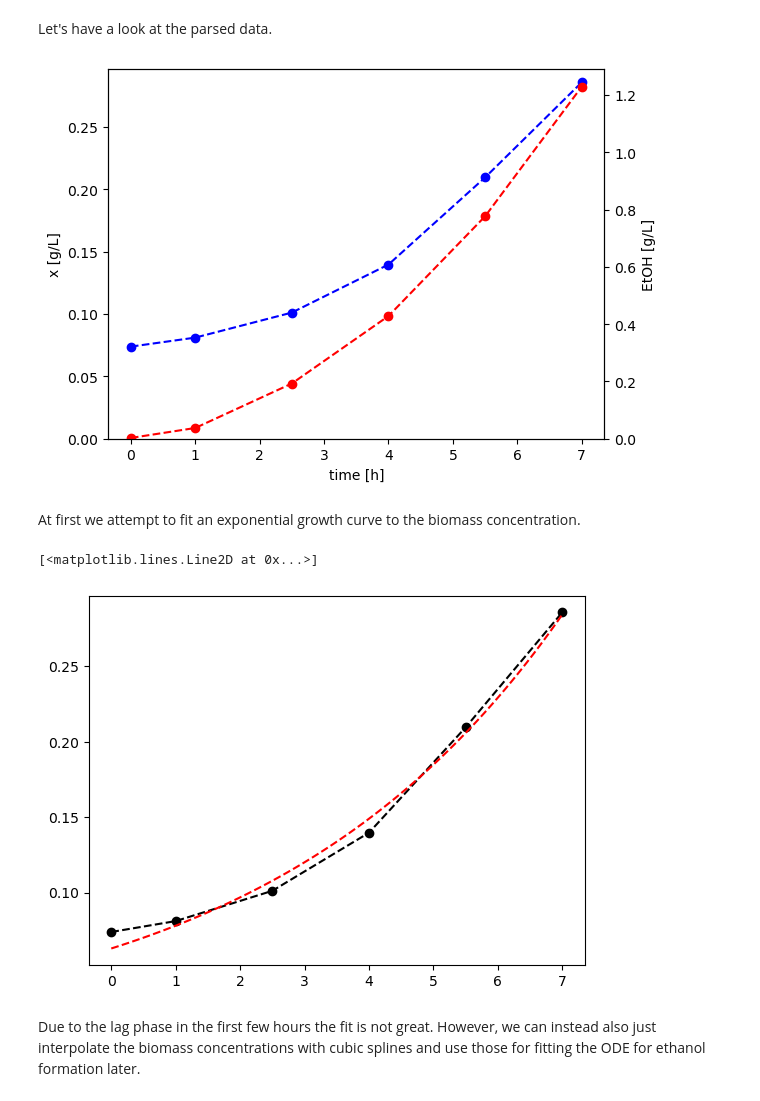
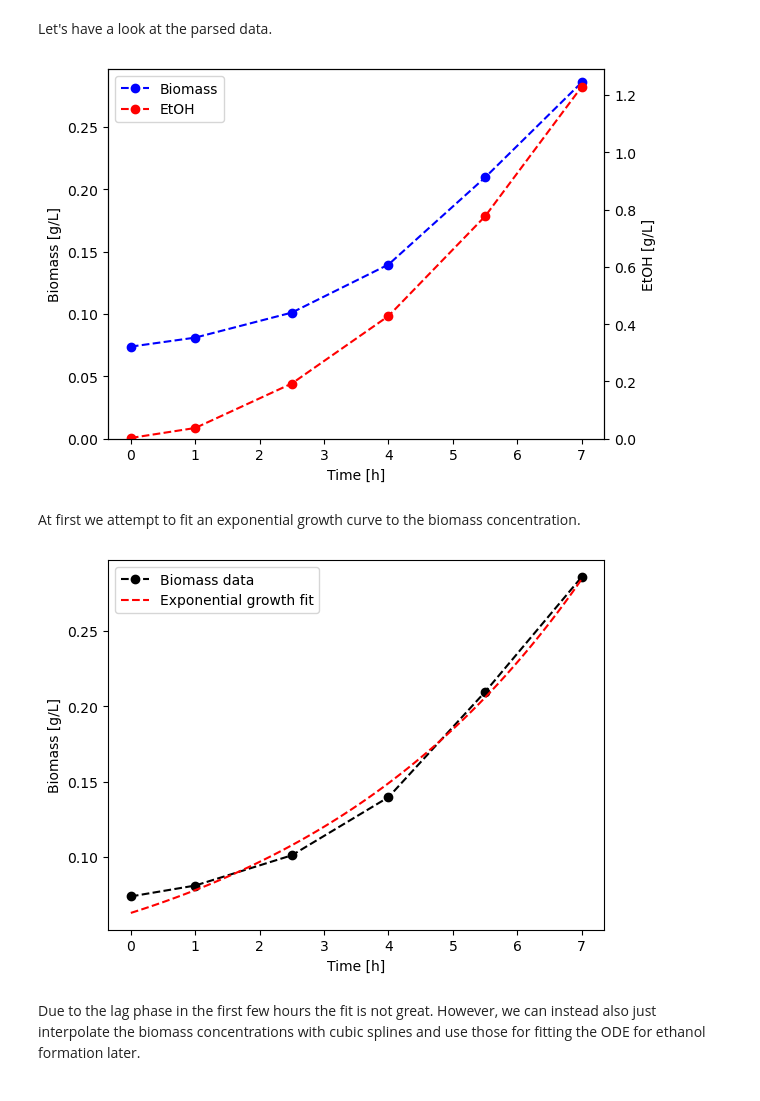
Before and after one commit to julibeg/FedBatchDesigner, a Jupyter notebook: case-studies/ethanol-atp-wasting/fit-parameters.ipynb, the cells around one changed output. Cells and saved outputs as stored; diff of their text form; code cells hidden in the pictures.

Commit message:
Update plots, fix typos, and proofread text

```diff
--- a/case-studies/ethanol-atp-wasting/fit-parameters.ipynb
+++ b/case-studies/ethanol-atp-wasting/fit-parameters.ipynb
@@ -30,43 +32,51 @@ Let's have a look at the parsed data.
 fig, ax = plt.subplots()
 ax2 = ax.twinx()
 
-ax.plot(df["x"], "bo--", label="x")
+ax.plot(df["x"], "bo--", label="Biomass")
 ax2.plot(df["p"], "ro--", label="EtOH")
 
-ax.set_xlabel("time [h]")
-ax.set_ylabel("x [g/L]")
+ax.set_xlabel("Time [h]")
+ax.set_ylabel("Biomass [g/L]")
 ax2.set_ylabel("EtOH [g/L]")
+lines, labels = ax.get_legend_handles_labels()
+lines2, labels2 = ax2.get_legend_handles_labels()
+lines += lines2
+labels += labels2
+ax.legend(lines, labels, loc="upper left")
 
 for ax in fig.axes:
     ax.set_ylim(0, ax.get_ylim()[1])
 # %% [output]
-[figure, old version]
+[figure, new version]
 # %% [markdown]
 At first we attempt to fit an exponential growth curve to the biomass concentration.
 # %%
-# try to fit exponential growth to the data
+# fit exponential growth to the data
 t = df.index.values
 t_interp = np.linspace(df.index[0], df.index[-1], 101)
 
 
 def fit_x_exp(t, x0, mu):
     return x0 * np.exp(mu * t)
 
 
 (x0_fit, mu_fit), _ = scipy.optimize.curve_fit(
     fit_x_exp,
     t,
     df["x"],
     p0=[0.3, 0.1],
 )
 
 x_fit = fit_x_exp(t_interp, x0_fit, mu_fit)
 
-plt.plot(t, df["x"], "ko--")
-plt.plot(t_interp, x_fit, "r--")
+plt.plot(t, df["x"], "ko--", label="Biomass data")
+plt.plot(t_interp, x_fit, "r--", label="Exponential growth fit")
+plt.ylabel("Biomass [g/L]")
+plt.xlabel("Time [h]")
+plt.legend()
+plt.show()
 # %% [output]
-[<matplotlib.lines.Line2D at 0x...>]
-[figure, old version]
+[figure, new version]
 # %% [markdown]
 Due to the lag phase in the first few hours the fit is not great. However, we can instead also just interpolate the biomass concentrations with cubic splines and use those for fitting the ODE for ethanol formation later.
 # %%
```
Also changed, not shown: parts of 7 cells of this notebook.
